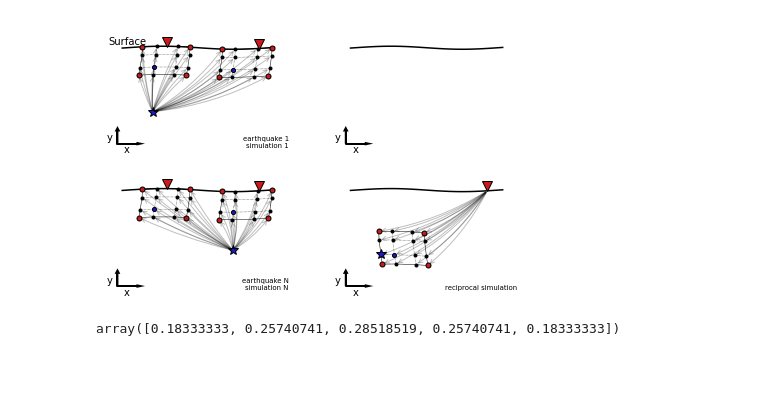
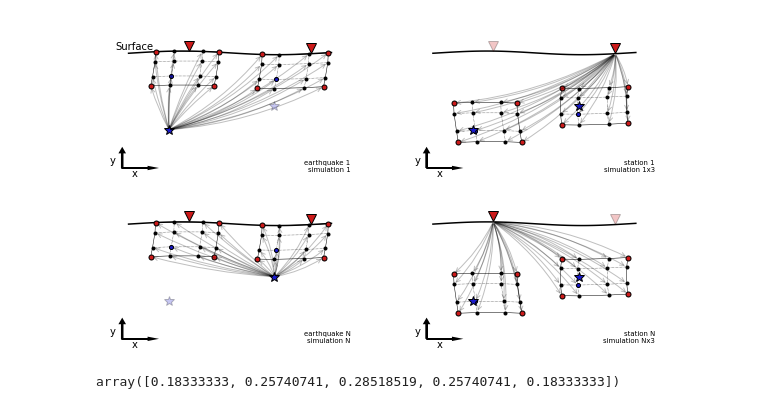
Before and after one commit to lsawade/GF3D, a Jupyter notebook: plts.ipynb, the cells around one changed output. Drawn from its saved outputs; the diff is of its cells as text; code cells hidden in the pictures; blank space fills up the shorter version.

```diff
--- a/plts.ipynb
+++ b/plts.ipynb
@@ -298,11 +561,11 @@ xx, yy = meshgrid(xg, xg)
 # %%
 pert=0.05
 xxpr,yypr= pertmesh(xx+2,yy+2,pert, scalex=3.0, scaley=3.0)
-xxps, yyps = pertmesh(xx+0.5, yy+0.5, pert, scalex=3.0, scaley=3.0)
+xxps, yyps = pertmesh(xx+0.25, yy+0.5, pert, scalex=3.0, scaley=3.0)
 
 
-xr,yr = pertmesh(2.75, 3.0, pert)
-xs,ys = pertmesh(0.8, 0.8, pert)
+xr,yr = pertmesh(2.75, 3.0, pert, scalex=3.0, scaley=3.0)
+xs,ys = pertmesh(0.8, 0.8, pert, scalex=3.0, scaley=3.0)
 
 def axlims2(big=False, equal=True):
     if equal:
@@ -353,8 +616,7 @@ def plot_surface2(label=False):
         annotate('Surface', xy=(0.0, pertmesh(0.0, 3.0, pert, scalex=3.0, scaley=3.0)
                  [1]+0.05), ha='center', va='bottom')
 
-from matplotlib.gridspec import GridSpec
-from lwsspy.plot import plot_label
+
 gs = GridSpec(2,2,width_ratios=[2,1], wspace=0, hspace=0)
 fig = plt.figure(figsize=(7.5,5))
 
@@ -362,7 +624,7 @@ fig.add_subplot(gs[:,0])
 plot_axis(True)
 axlims2(True)
 plot_surface2(True)
-plot(xr, yr + 0.05, 'v', markersize=10, markerfacecolor=(0.8,0.1,0.1), markeredgecolor='k')
+plot(xr, yr + 0.07, 'v', markersize=10, markerfacecolor=(0.8,0.1,0.1), markeredgecolor='k')
 plot(xs, ys, '*', markersize=10, markerfacecolor=(0.1,0.1,0.8), markeredgecolor='k')
 
 annotate("",
@@ -422,16 +684,16 @@ savefig('reciprocity.pdf')
 # %%
+fig = plt.figure(figsize=(10,6))
 gs = GridSpec(2,2,width_ratios=[1,1], wspace=0.2, hspace=0.1)
-fig = plt.figure(figsize=(7.5,5))
 
 # Add new elements
 xxpr2,yypr2= pertmesh(xx+0.25,yy+2,pert, scalex=3.0, scaley=3.0)
-xxps2, yyps2 = pertmesh(xx+2.0, yy+0.5, pert, scalex=3.0, scaley=3.0)
+xxps2, yyps2 = pertmesh(xx+2.0, yy+1.0, pert, scalex=3.0, scaley=3.0)
 
 # Add stations and sources
 xr,yr = pertmesh(2.75, 3.0, pert, scalex=3.0, scaley=3.0)
 xr2,yr2 = pertmesh(0.75, 3.0, pert, scalex=3.0, scaley=3.0)
 xs,ys = pertmesh(0.5, 0.8, pert, scalex=3.0, scaley=3.0)
-xs2,ys2 = pertmesh(2.3, 1.0, pert, scalex=3.0, scaley=3.0)
+xs2,ys2 = pertmesh(2.3, 1.5, pert, scalex=3.0, scaley=3.0)
 
 
 fig.add_subplot(gs[0,0])
@@ -463,6 +725,8 @@ plot(xr2, yr2 + 0.15, 'v', markersize=10,
      markerfacecolor=(0.8, 0.1, 0.1), markeredgecolor='k')
 plot(xs, ys, '*', markersize=10,
      markerfacecolor=(0.1, 0.1, 0.8), markeredgecolor='k')
+plot(xs2, ys2, '*', markersize=10,
+     markerfacecolor=(0.1, 0.1, 0.8), markeredgecolor='k', alpha=0.25)
 plot_label(gca(), "earthquake 1\nsimulation 1",
            fontsize='x-small', location=4, box=False,)
 
@@ -494,41 +758,88 @@ plot_mesh(xxpr2, yypr2, ngll=ngll)
 plot(xr, yr + 0.15, 'v', markersize=10,
      markerfacecolor=(0.8, 0.1, 0.1), markeredgecolor='k')
 plot(xr2, yr2 + 0.15, 'v', markersize=10,
      markerfacecolor=(0.8, 0.1, 0.1), markeredgecolor='k')
+plot(xs, ys, '*', markersize=10,
+     markerfacecolor=(0.1, 0.1, 0.8), markeredgecolor='k', alpha=0.25)
 plot(xs2, ys2, '*', markersize=10,
      markerfacecolor=(0.1, 0.1, 0.8), markeredgecolor='k')
 plot_label(gca(), "earthquake N\nsimulation N",
            fontsize='x-small', location=4, box=False,)
 
 
 fig.add_subplot(gs[0, 1])
 plot_axis()
 axlims2(equal=False)
 plot_surface2()
 
-fig.add_subplot(gs[1, 1])
-plot_axis()
-axlims2(equal=False)
-plot_surface2()
 
 for _x, _y in zip(xxps.flatten(), yyps.flatten()):
     annotate("",
              xy=(_x, _y), xycoords='data',
              xytext=(xr, yr), textcoords='data',
              arrowprops=dict(arrowstyle="->",
                              connectionstyle="arc3,rad=-0.1",
                              alpha=0.25))
 
+for _x, _y in zip(xxps2.flatten(), yyps2.flatten()):
+    annotate("",
+             xy=(_x, _y), xycoords='data',
+             xytext=(xr, yr), textcoords='data',
+             arrowprops=dict(arrowstyle="->",
+                             connectionstyle="arc3,rad=-0.1",
+                             alpha=0.25))
+
 plot_mesh(xxps, yyps, ngll=ngll)
+plot_mesh(xxps2, yyps2, ngll=ngll)
 plot(xr, yr + 0.15, 'v', markersize=10,
+     markerfacecolor=(0.8, 0.1, 0.1), markeredgecolor='k')
+plot(xr2, yr2 + 0.15, 'v', markersize=10,
+     markerfacecolor=(0.8, 0.1, 0.1), markeredgecolor='k', alpha=0.25)
+plot(xs, ys, '*', markersize=10,
+     markerfacecolor=(0.1, 0.1, 0.8), markeredgecolor='k')
+plot(xs2, ys2, '*', markersize=10,
+     markerfacecolor=(0.1, 0.1, 0.8), markeredgecolor='k')
+plot_label(gca(), "station 1\nsimulation 1x3",
+           fontsize='x-small', location=4, box=False)
+
+
+fig.add_subplot(gs[1, 1])
+plot_axis()
+axlims2(equal=False)
+plot_surface2()
+
+for _x, _y in zip(xxps.flatten(), yyps.flatten()):
+    annotate("",
+             xy=(_x, _y), xycoords='data',
+             xytext=(xr2, yr2), textcoords='data',
+             arrowprops=dict(arrowstyle="->",
+                             connectionstyle="arc3,rad=-0.1",
+                             alpha=0.25))
+
+for _x, _y in zip(xxps2.flatten(), yyps2.flatten()):
+    annotate("",
+             xy=(_x, _y), xycoords='data',
+             xytext=(xr2, yr2), textcoords='data',
+             arrowprops=dict(arrowstyle="->",
+                             connectionstyle="arc3,rad=-0.1",
+                             alpha=0.25))
+
+plot_mesh(xxps, yyps, ngll=ngll)
+plot_mesh(xxps2, yyps2, ngll=ngll)
+plot(xr, yr + 0.15, 'v', markersize=10,
+     markerfacecolor=(0.8, 0.1, 0.1), markeredgecolor='k', alpha=.25)
+plot(xr2, yr2 + 0.15, 'v', markersize=10,
      markerfacecolor=(0.8, 0.1, 0.1), markeredgecolor='k')
 plot(xs, ys, '*', markersize=10,
      markerfacecolor=(0.1, 0.1, 0.8), markeredgecolor='k')
-plot_label(gca(), "reciprocal simulation",
-           fontsize='x-small', location=4, box=False,)
-savefig('reciprocity.pdf')
+plot(xs2, ys2, '*', markersize=10,
+     markerfacecolor=(0.1, 0.1, 0.8), markeredgecolor='k')
+plot_label(gca(), "station N\nsimulation Nx3",
+           fontsize='x-small', location=4, box=False)
+
+savefig('reciprocity2.pdf')
 # %% [output]
-[figure, old version]
+[figure, new version]
 # %%
 # %% [output]
 array([0.18333333, 0.25740741, 0.28518519, 0.25740741, 0.18333333])
```
Also changed, not shown: parts of 8 cells of this notebook.
